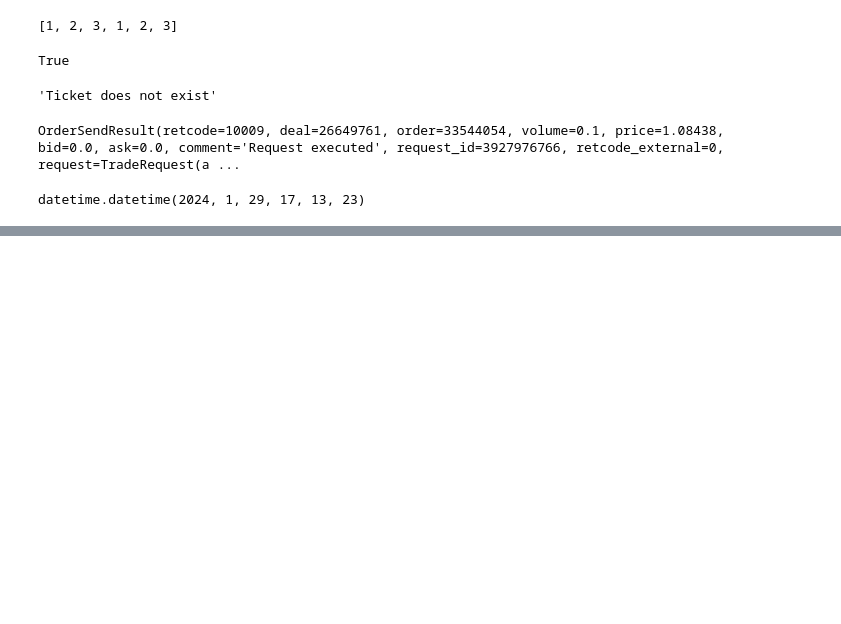
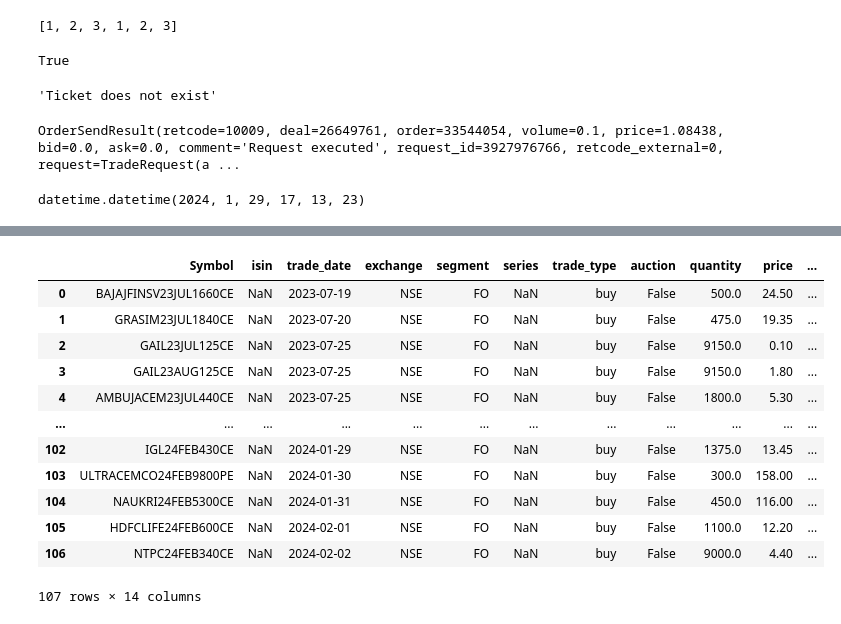
Before and after one commit to AlphaNumeriq-Sourav/DemoMultipleSignalsSourav, a Jupyter notebook: sample.ipynb, the cells around one changed output, grey strips where cells are left out. Saved outputs shown, nothing was run; the diff lists cells and outputs as text; code cells hidden in the pictures; blank space fills up the shorter version.

```diff
--- a/sample.ipynb
+++ b/sample.ipynb
@@ -147,0 +191,2 @@ datetime.datetime(2024, 1, 29, 11, 43, 43)
+# %%
+td = pd.read_csv(r"C:\Users\soura\Downloads\td_kite.csv")
@@ -147,0 +197,4 @@ datetime.datetime(2024, 1, 29, 11, 43, 43)
+# %%
+td['trade_date'] = pd.to_datetime((td['trade_date']))
+# %%
+td = td[(td.trade_type == "buy") & (td.symbol.str.find("BANKNIFTY") < 0)].drop_duplicates(subset='symbol').sort_values(by='trade_date').reset_index(drop=True)
@@ -147,0 +217,20 @@ datetime.datetime(2024, 1, 29, 11, 43, 43)
+# %%
+td.columns = ["Symbol",'isin', 'trade_date', 'exchange', 'segment', 'series', 'trade_type',
+       'auction', 'quantity', 'price', 'trade_id', 'order_id',
+       'order_execution_time', 'expiry_date']
+# %%
+td
+# %% [output]
+|  | Symbol | isin | trade_date | exchange | segment | series | trade_type | auction | quantity | price | ... |
+| 0 | BAJAJFINSV23JUL1660CE | NaN | 2023-07-19 | NSE | FO | NaN | buy | False | 500.0 | 24.50 | ... |
+| 1 | GRASIM23JUL1840CE | NaN | 2023-07-20 | NSE | FO | NaN | buy | False | 475.0 | 19.35 | ... |
+| 2 | GAIL23JUL125CE | NaN | 2023-07-25 | NSE | FO | NaN | buy | False | 9150.0 | 0.10 | ... |
+| 3 | GAIL23AUG125CE | NaN | 2023-07-25 | NSE | FO | NaN | buy | False | 9150.0 | 1.80 | ... |
+| 4 | AMBUJACEM23JUL440CE | NaN | 2023-07-25 | NSE | FO | NaN | buy | False | 1800.0 | 5.30 | ... |
+| ... | ... | ... | ... | ... | ... | ... | ... | ... | ... | ... | ... |
+| 102 | IGL24FEB430CE | NaN | 2024-01-29 | NSE | FO | NaN | buy | False | 1375.0 | 13.45 | ... |
+| 103 | ULTRACEMCO24FEB9800PE | NaN | 2024-01-30 | NSE | FO | NaN | buy | False | 300.0 | 158.00 | ... |
+| 104 | NAUKRI24FEB5300CE | NaN | 2024-01-31 | NSE | FO | NaN | buy | False | 450.0 | 116.00 | ... |
+| 105 | HDFCLIFE24FEB600CE | NaN | 2024-02-01 | NSE | FO | NaN | buy | False | 1100.0 | 12.20 | ... |
+| 106 | NTPC24FEB340CE | NaN | 2024-02-02 | NSE | FO | NaN | buy | False | 9000.0 | 4.40 | ... |
+107 rows × 14 columns
```
Also changed, not shown: parts of 24 cells of this notebook, 7 other files.
